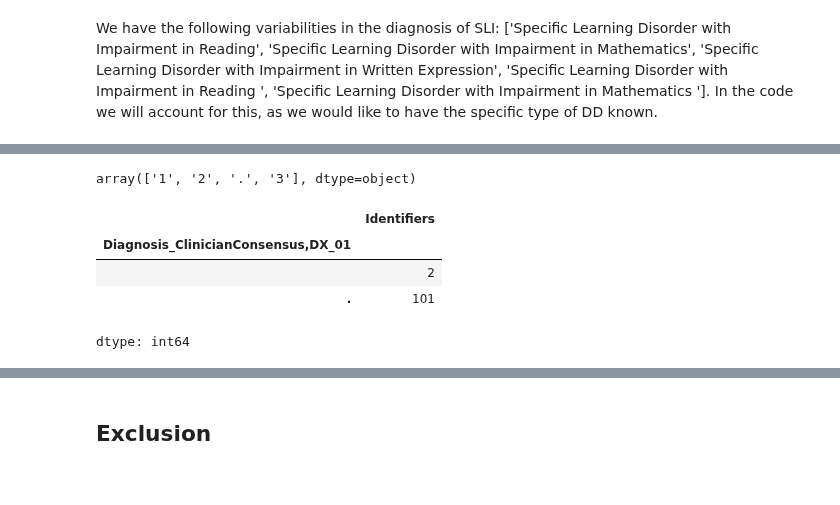
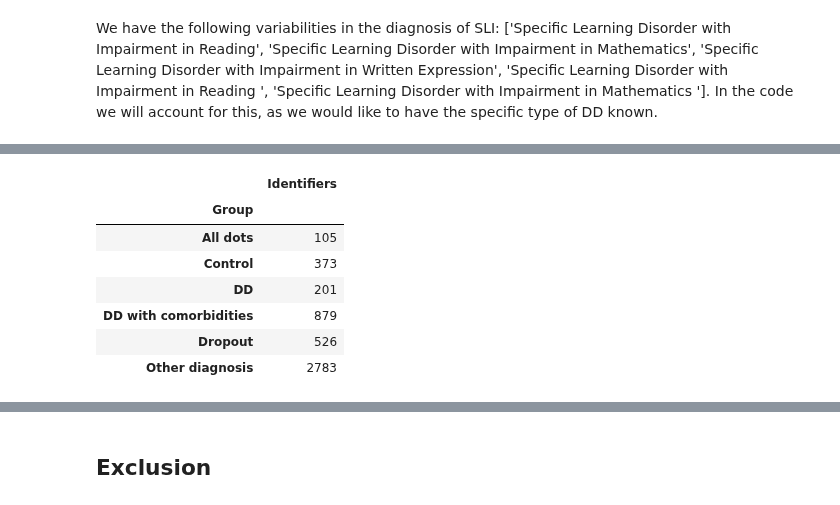
Before and after one commit to cristinarainich/Child-Mind-Institute-Project, a Jupyter notebook: Pheno_data_finalquery.ipynb, the cells around one changed output, grey strips where cells are left out. Saved outputs shown, nothing was run; the diff lists cells and outputs as text; code cells hidden in the pictures.

```diff
--- a/Pheno_data_finalquery.ipynb
+++ b/Pheno_data_finalquery.ipynb
@@ -557,4 +490,0 @@ data[['Diagnosis_ClinicianConsensus,DX_01', 'Diagnosis_ClinicianConsensus,DX_01_
-# %%
-data['Diagnosis_ClinicianConsensus,NoDX'].unique() # 1 No, 2 Yes, 3 Dropped out of the study
-# %% [output]
-array(['1', '2', '.', '3'], dtype=object)
@@ -561,9 +497,11 @@ array(['1', '2', '.', '3'], dtype=object)
 # %%
-data[data['Diagnosis_ClinicianConsensus,NoDX'] == '.'].groupby([
-    'Diagnosis_ClinicianConsensus,DX_01'])['Identifiers'].count()
+data.groupby(['Group'])[['Identifiers']].count()
 # %% [output]
 |  | Identifiers |
-| Diagnosis_ClinicianConsensus,DX_01 |  |
-|  | 2 |
-| . | 101 |
+| Group |  |
+| All dots | 105 |
+| Control | 373 |
+| DD | 201 |
+| DD with comorbidities | 879 |
+| Dropout | 526 |
+| Other diagnosis | 2783 |
-dtype: int64
```
Also changed, not shown: parts of 25 cells of this notebook.
